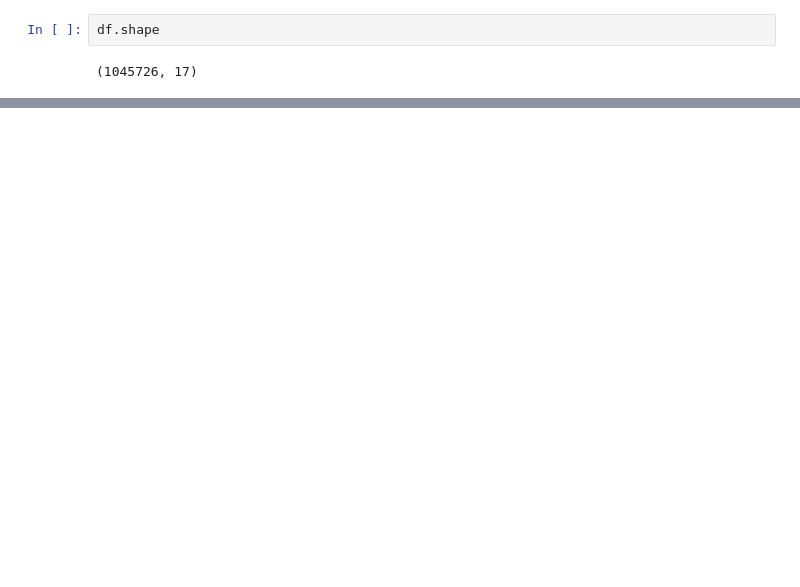
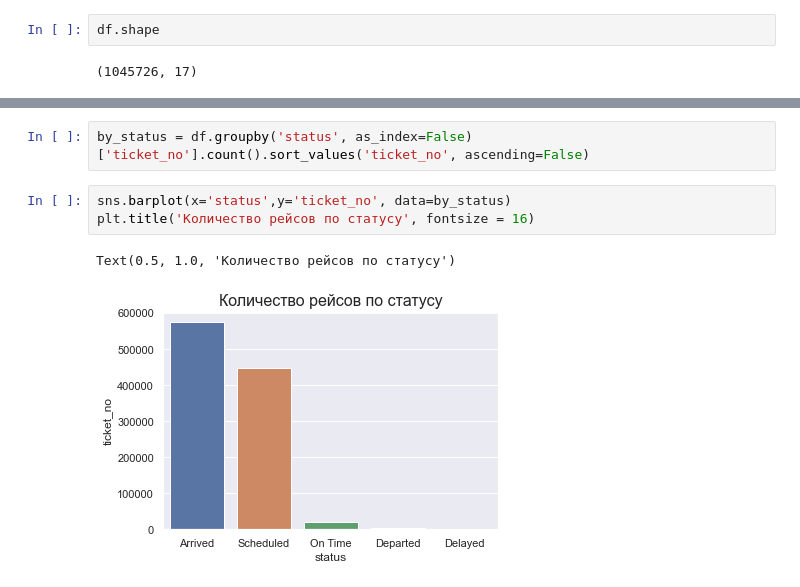
Before and after one commit to s-lyudmila/air_flights, a Jupyter notebook: connect_db.ipynb, the cells around one changed output, grey strips where cells are left out. Cells and saved outputs as stored; diff of their text form; blank space fills up the shorter version.

```diff
--- a/connect_db.ipynb
+++ b/connect_db.ipynb
@@ -33,0 +236,8 @@ conn.close()
+# %%
+by_status = df.groupby('status', as_index=False)['ticket_no'].count().sort_values('ticket_no', ascending=False)
+# %%
+sns.barplot(x='status',y='ticket_no', data=by_status)
+plt.title('Количество рейсов по статусу', fontsize = 16)
+# %% [output]
+Text(0.5, 1.0, 'Количество рейсов по статусу')
+[figure, added]
```
Also changed, not shown: parts of 36 cells of this notebook.
